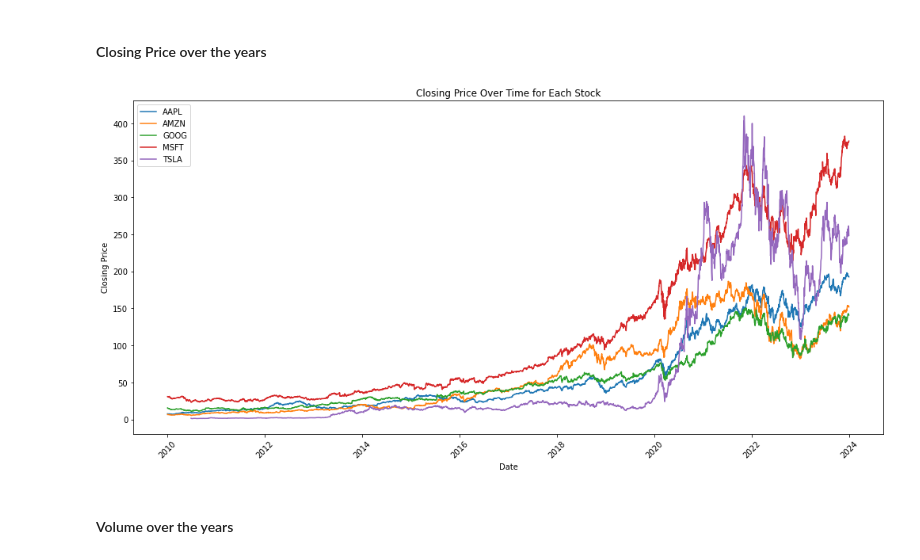
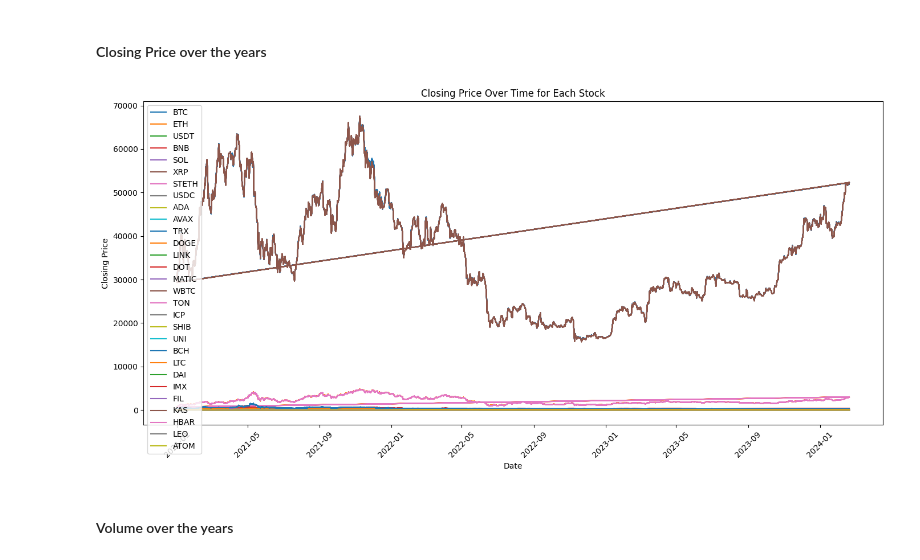
Before and after one commit to EthanFalcao/WPI-IA-Portfolio-Optimization-and-Risk-Analysis, a Jupyter notebook: (Exploratory Data Analysis.ipynb, the cells around one changed output. Drawn from its saved outputs; the diff is of its cells as text; code cells hidden in the pictures.

```diff
--- a/(Exploratory Data Analysis.ipynb
+++ b/(Exploratory Data Analysis.ipynb
@@ -75,0 +64,6 @@ memory usage: 956.5+ KB
+# %%
+df["Date"] = pd.to_datetime(df["Date"])
+# %%
+df['date'] = df['Date'].combine_first(df['index']).combine_first(df['Date'])
+df.drop(['index','Date'], axis=1, inplace=True)
+df=df[['date', 'Symbol', 'Open', 'High', 'Low', 'Close', 'Adj Close', 'Volume', 'Market Cap']]
@@ -75,0 +104,3 @@ memory usage: 956.5+ KB
+# %%
+df['coin-count'] = df['Volume']/df['Adj Close']
+df['Market-Cap'] = df['coin-count']*df['Adj Close']
@@ -75,0 +179,2 @@ memory usage: 956.5+ KB
+# %%
+df['date'] = df['Date'].astype(str) + df['date-temp']
@@ -92,21 +213,21 @@ df_stocks.describe()
 # %%
 import matplotlib.pyplot as plt
 import seaborn as sns
 
 # Time Series Plot for each stock's closing price
 plt.figure(figsize=(14, 7))
-for stock in df_stocks['Stock'].unique():
-    subset = df_stocks[df_stocks['Stock'] == stock]
-    plt.plot(subset['Date'], subset['Close'], label=stock)
+for stock in df['Symbol'].unique():
+    subset = df[df['Symbol'] == stock]
+    plt.plot(subset['date'], subset['Close'], label=stock)
 
 plt.title('Closing Price Over Time for Each Stock')
 plt.xlabel('Date')
 plt.ylabel('Closing Price')
 plt.legend()
 plt.xticks(rotation=45)
 plt.tight_layout()
 # %% [output]
-[figure, old version]
+[figure, new version]
 # %% [markdown]
 #### Volume over the years
 # %%
```
Also changed, not shown: parts of 19 cells of this notebook, 1 other file.
